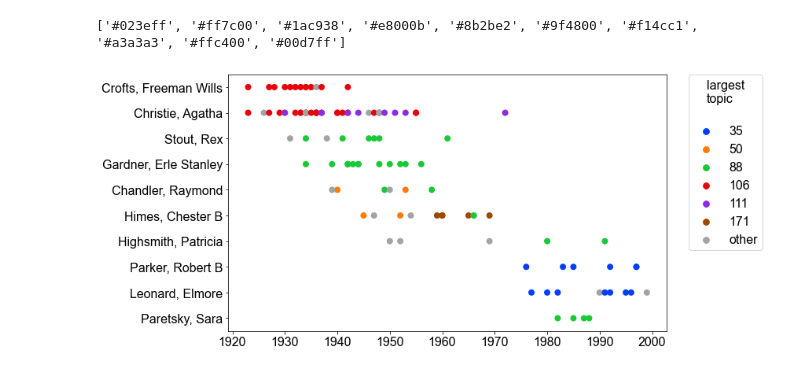
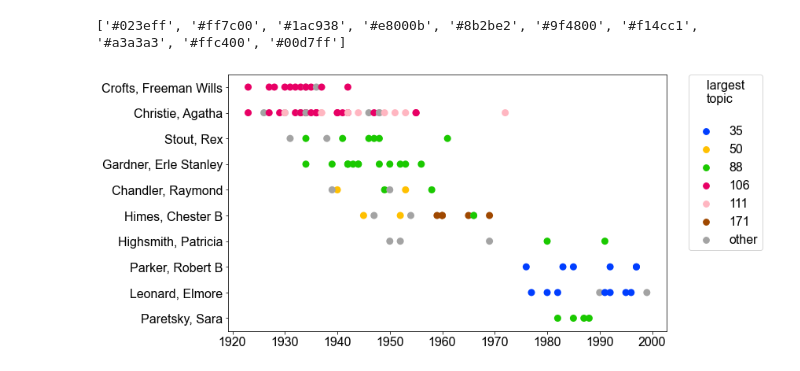
Before and after one commit to tedunderwood/period-cohort, a Jupyter notebook: figures/crimefiction.ipynb, the cells around one changed output. Saved outputs shown, nothing was run; the diff lists cells and outputs as text; code cells hidden in the pictures.

Commit message:
adjusting for color blindness

```diff
--- a/figures/crimefiction.ipynb
+++ b/figures/crimefiction.ipynb
@@ -167,25 +167,25 @@ from matplotlib import pyplot as plt
 # %%
 pal = sns.color_palette('bright')
 print(pal.as_hex())
-colors = ['#023eff', '#ff7c00', '#1ac938', '#e8000b', '#8b2be2', '#9f4800', '#a3a3a3', '#00d7ff']
+colors = ['#003eff', '#ffc000', '#1ac900', '#e80065', '#FFB6C1', '#9f4800', '#a3a3a3', '#00d7ff']
 customPalette = sns.set_palette(sns.color_palette(colors))
 # %% [output]
 ['#023eff', '#ff7c00', '#1ac938', '#e8000b', '#8b2be2', '#9f4800', '#f14cc1', '#a3a3a3', '#ffc400', '#00d7ff']
 # %%
 plt.figure(figsize = (10, 6))
 plt.rcParams.update({'font.sans-serif':'Arial'})
 plt.rcParams.update({'font.size': 16})
 sns.stripplot(data = vizframe, y = 'author', x = 'pubdate', hue = 'maxtopic',
                order = ['Crofts, Freeman Wills', 'Christie, Agatha', 'Stout, Rex',
                           'Gardner, Erle Stanley', 'Chandler, Raymond',
                            'Himes, Chester B', 'Highsmith, Patricia', 'Parker, Robert B',
-                          'Leonard, Elmore', 'Paretsky, Sara'],
+                          'Leonard, Elmore', 'Paretsky, Sara'], alpha = 1,
              jitter = False, hue_order = [35, 50, 88, 106, 111, 171, 'other'],
-             palette = customPalette, size = 8)
+             palette = customPalette, size = 9)
 plt.legend(bbox_to_anchor=(1.05, 1), loc=2, borderaxespad=0., title = 'largest\ntopic\n')
 plt.xlabel("")
 plt.ylabel("")
 plt.gcf().set_facecolor('white')
-# plt.savefig('/Users/tunder/Dropbox/python/cohort/figures/authorstrip.png', bbox_inches = 'tight', dpi = 300)
+plt.savefig('/Users/tunder/Dropbox/python/cohort/figures/authorstripCB.png', bbox_inches = 'tight', dpi = 300)
 # %% [output]
-[figure, old version]
+[figure, new version]
```
Also changed, not shown: parts of 1 cell of this notebook.
